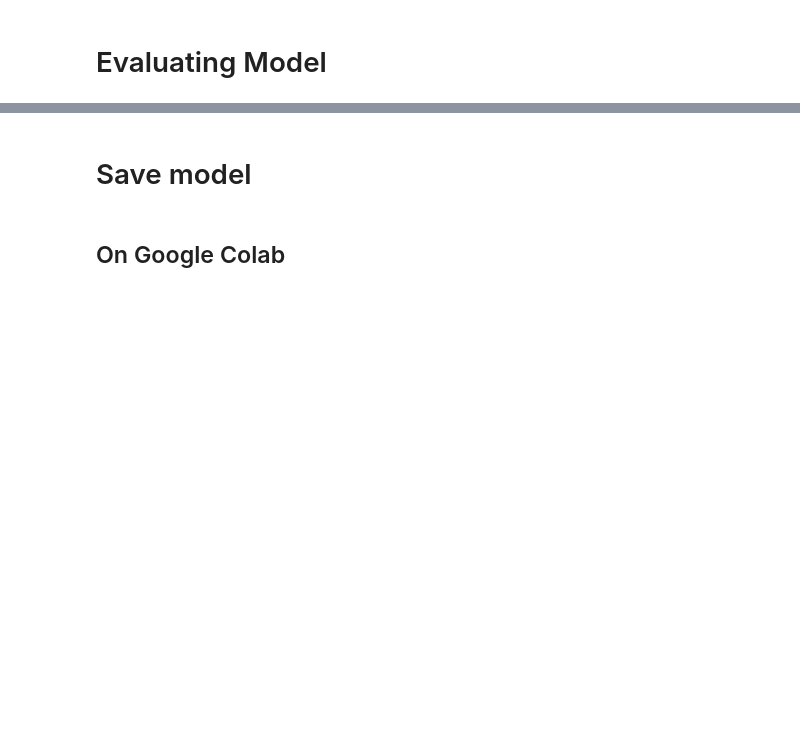
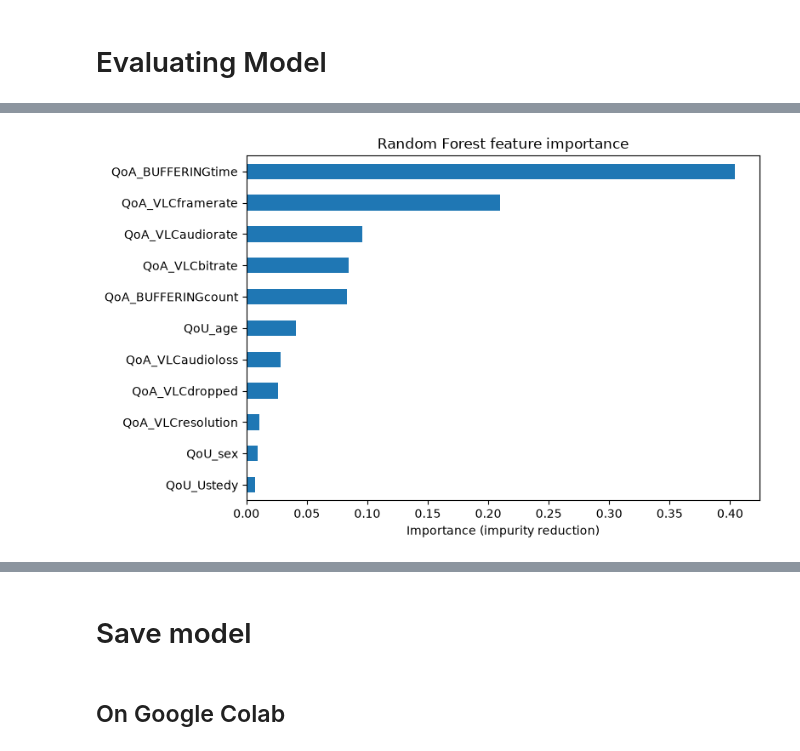
Before and after one commit to MarcoLuw/QoE-MOS-Prediction, a Jupyter notebook: model_training/random_forest.ipynb, the cells around one changed output, grey strips where cells are left out. Cells and saved outputs as stored; diff of their text form; code cells hidden in the pictures; blank space fills up the shorter version.

```diff
--- a/model_training/random_forest.ipynb
+++ b/model_training/random_forest.ipynb
@@ -269,0 +326,7 @@ plt.show()
+# %%
+importances = pd.Series(
+    best_model.feature_importances_,
+    index=FEATURES
+).sort_values(ascending=False)
+
+print(importances)
@@ -269,0 +391,9 @@ plt.show()
+# %%
+importances.sort_values().plot(kind="barh", figsize=(8, 5))
+plt.xlabel("Importance (impurity reduction)")
+plt.title("Random Forest feature importance")
+plt.tight_layout()
+plt.savefig(SAVE_PATH / "importance_builtin.png", dpi=150, bbox_inches="tight")  # save plot
+plt.show()
+# %% [output]
+[figure, added]
```
Also changed, not shown: parts of 38 cells of this notebook.
